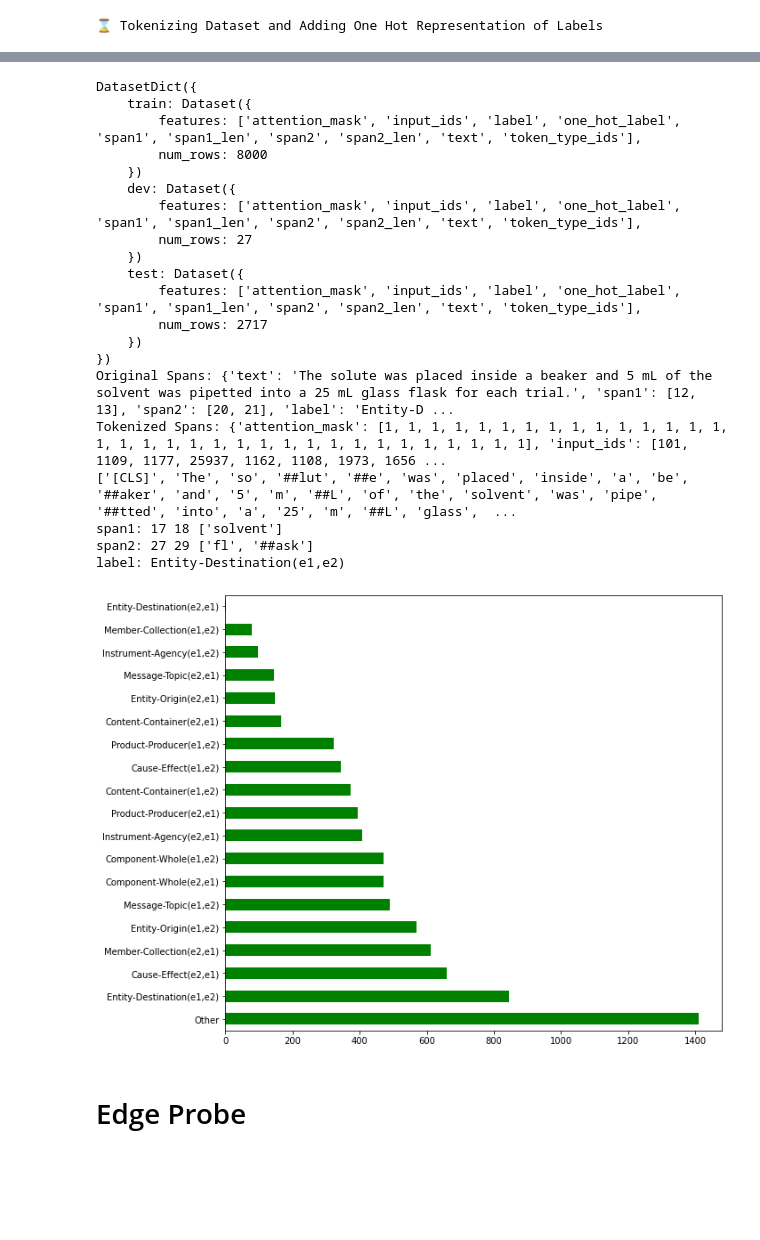
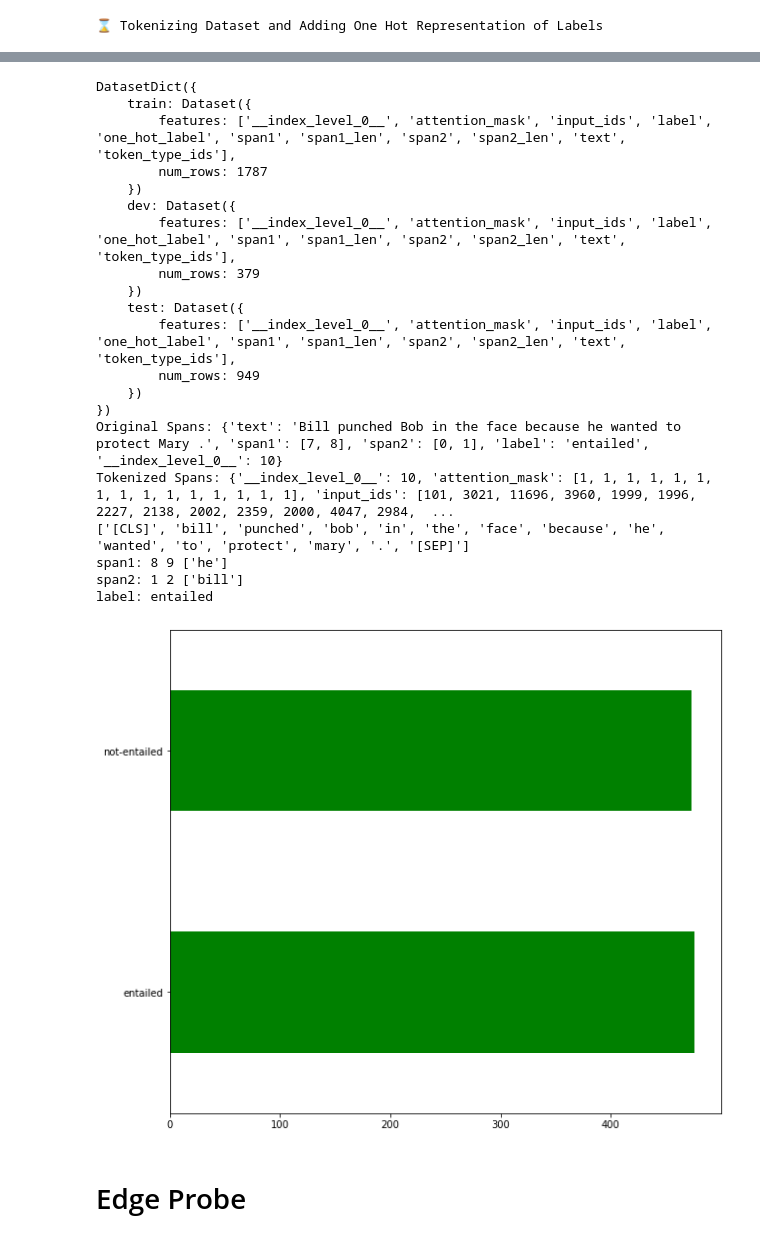
Before and after one commit to mohsenfayyaz/edge-probe, a Jupyter notebook: Edge_Probing_Full.ipynb, the cells around one changed output, grey strips where cells are left out. Cells and saved outputs as stored; diff of their text form; code cells hidden in the pictures; blank space fills up the shorter version.

```diff
--- a/Edge_Probing_Full.ipynb
+++ b/Edge_Probing_Full.ipynb
@@ -58,24 +70,27 @@ print(torch.__version__)
 # Configs
 # %%
 class Dataset_info:
-    def __init__(self, dataset_name, num_of_spans, max_span_length=5):
+    def __init__(self, dataset_name, num_of_spans, max_span_length=5, ignore_classes=[]):
         self.dataset_name = dataset_name
         self.num_of_spans = num_of_spans
+        self.ignore_classes = ignore_classes  # ignore other class in rel (semeval)
 # %%
 # model_checkpoint = 'xlnet-base-cased'
 # model_checkpoint = "xlnet-large-cased"
 # model_checkpoint = "distilbert-base-cased"
-model_checkpoint = "bert-base-cased"
+# model_checkpoint = "bert-base-cased"
+# model_checkpoint = "bert-base-uncased"
 # model_checkpoint = "bert-large-cased"
 # model_checkpoint = "albert-xxlarge-v2"
 # model_checkpoint = "t5-small"
 # model_checkpoint ="t5-large"
-# model_checkpoint = "mohsenfayyaz/toxicity-classifier"
+model_checkpoint = "mohsenfayyaz/toxicity-classifier"
 
 
-# my_dataset_info = Dataset_info("dpr", num_of_spans=2)
+my_dataset_info = Dataset_info("dpr", num_of_spans=2)
 # my_dataset_info = Dataset_info("ud", num_of_spans=2)
-my_dataset_info = Dataset_info("semeval", num_of_spans=2)
+# my_dataset_info = Dataset_info("semeval", num_of_spans=2, ignore_classes=["Other"])
+# my_dataset_info = Dataset_info("srl", num_of_spans=2)
 
 
 MAX_RAM_USAGE = 80
@@ -124,9 +139,14 @@ class Dataset_handler:
             self.json_to_dataset('./edge-probing-datasets/data/ud_data/en_ewt-ud-test.json', data_type="test", fraction = frac)
         elif dataset_info.dataset_name == "semeval":
             frac = 1
-            self.json_to_dataset('./edge-probing-datasets/data/semeval_data/train.all.json', data_type="train", fraction = frac)
-            self.json_to_dataset('./edge-probing-datasets/data/semeval_data/test.json', data_type="dev", fraction = 0.01)
-            self.json_to_dataset('./edge-probing-datasets/data/semeval_data/test.json', data_type="test", fraction = frac)
+            self.json_to_dataset('./edge-probing-datasets/data/semeval_data/train.all.json', data_type="train", fraction = frac, ignore_classes = self.dataset_info.ignore_classes)
+            self.json_to_dataset('./edge-probing-datasets/data/semeval_data/test.json', data_type="dev", fraction = 0.01, ignore_classes = self.dataset_info.ignore_classes)
+            self.json_to_dataset('./edge-probing-datasets/data/semeval_data/test.json', data_type="test", fraction = frac, ignore_classes = self.dataset_info.ignore_classes)
+        elif dataset_info.dataset_name == "srl":
+            frac = 1
+            self.json_to_dataset('./ontonotes_data/srl/train.json', data_type="train", fraction = frac)
+            self.json_to_dataset('./ontonotes_data/srl/conll-2012-test.json', data_type="dev", fraction = frac)
+            self.json_to_dataset('./ontonotes_data/srl/test.json', data_type="test", fraction = frac)
         else:
             throw("Error: Unkown dataset name!")
 
@@ -138,8 +158,9 @@ class Dataset_handler:
 
 
     # Public:
-    def json_to_dataset(self, json_path, data_type="train", fraction=1):
+    def json_to_dataset(self, json_path, data_type="train", fraction=1, ignore_classes=[]):
         data_df = self.json_to_df(json_path)
+        data_df = data_df[~data_df["label"].isin(ignore_classes)]
         # print(data_type, "text max length:", data_df["text"].str.len().max())  # max length of texts
         if fraction != 1:
             data_df = data_df.sample(frac=fraction, random_state=1).sort_index().reset_index(drop=True)
@@ -208,7 +229,7 @@ my_dataset_handler = Dataset_handler(my_dataset_info);
 # %%
 # Check
 rnd_idx = np.random.randint(100)
-part = "train"
+part = "test"
 
 display(pd.DataFrame(my_dataset_handler.tokenized_dataset[part][0:3]))
 print(my_dataset_handler.tokenized_dataset)
@@ -232,24 +253,24 @@ pd.DataFrame(my_dataset_handler.tokenized_dataset[part]["label"], columns=['labe
 DatasetDict({
     train: Dataset({
-        features: ['attention_mask', 'input_ids', 'label', 'one_hot_label', 'span1', 'span1_len', 'span2', 'span2_len', 'text', 'token_type_ids'],
-        num_rows: 8000
+        features: ['__index_level_0__', 'attention_mask', 'input_ids', 'label', 'one_hot_label', 'span1', 'span1_len', 'span2', 'span2_len', 'text', 'token_type_ids'],
+        num_rows: 1787
     })
     dev: Dataset({
-        features: ['attention_mask', 'input_ids', 'label', 'one_hot_label', 'span1', 'span1_len', 'span2', 'span2_len', 'text', 'token_type_ids'],
-        num_rows: 27
+        features: ['__index_level_0__', 'attention_mask', 'input_ids', 'label', 'one_hot_label', 'span1', 'span1_len', 'span2', 'span2_len', 'text', 'token_type_ids'],
+        num_rows: 379
     })
     test: Dataset({
-        features: ['attention_mask', 'input_ids', 'label', 'one_hot_label', 'span1', 'span1_len', 'span2', 'span2_len', 'text', 'token_type_ids'],
-        num_rows: 2717
+        features: ['__index_level_0__', 'attention_mask', 'input_ids', 'label', 'one_hot_label', 'span1', 'span1_len', 'span2', 'span2_len', 'text', 'token_type_ids'],
+        num_rows: 949
     })
 })
-Original Spans: {'text': 'The solute was placed inside a beaker and 5 mL of the solvent was pipetted into a 25 mL glass flask for each trial.', 'span1': [12, 13], 'span2': [20, 21], 'label': 'Entity-D ...
-Tokenized Spans: {'attention_mask': [1, 1, 1, 1, 1, 1, 1, 1, 1, 1, 1, 1, 1, 1, 1, 1, 1, 1, 1, 1, 1, 1, 1, 1, 1, 1, 1, 1, 1, 1, 1, 1, 1, 1], 'input_ids': [101, 1109, 1177, 25937, 1162, 1108, 1973, 1656 ...
-['[CLS]', 'The', 'so', '##lut', '##e', 'was', 'placed', 'inside', 'a', 'be', '##aker', 'and', '5', 'm', '##L', 'of', 'the', 'solvent', 'was', 'pipe', '##tted', 'into', 'a', '25', 'm', '##L', 'glass',  ...
-span1: 17 18 ['solvent']
-span2: 27 29 ['fl', '##ask']
-label: Entity-Destination(e1,e2)
+Original Spans: {'text': 'Bill punched Bob in the face because he wanted to protect Mary .', 'span1': [7, 8], 'span2': [0, 1], 'label': 'entailed', '__index_level_0__': 10}
+Tokenized Spans: {'__index_level_0__': 10, 'attention_mask': [1, 1, 1, 1, 1, 1, 1, 1, 1, 1, 1, 1, 1, 1, 1], 'input_ids': [101, 3021, 11696, 3960, 1999, 1996, 2227, 2138, 2002, 2359, 2000, 4047, 2984,  ...
+['[CLS]', 'bill', 'punched', 'bob', 'in', 'the', 'face', 'because', 'he', 'wanted', 'to', 'protect', 'mary', '.', '[SEP]']
+span1: 8 9 ['he']
+span2: 1 2 ['bill']
+label: entailed
-[figure, old version]
+[figure, new version]
 # %% [markdown]
 # Edge Probe
 # %%
```
Also changed, not shown: parts of 10 cells of this notebook.
